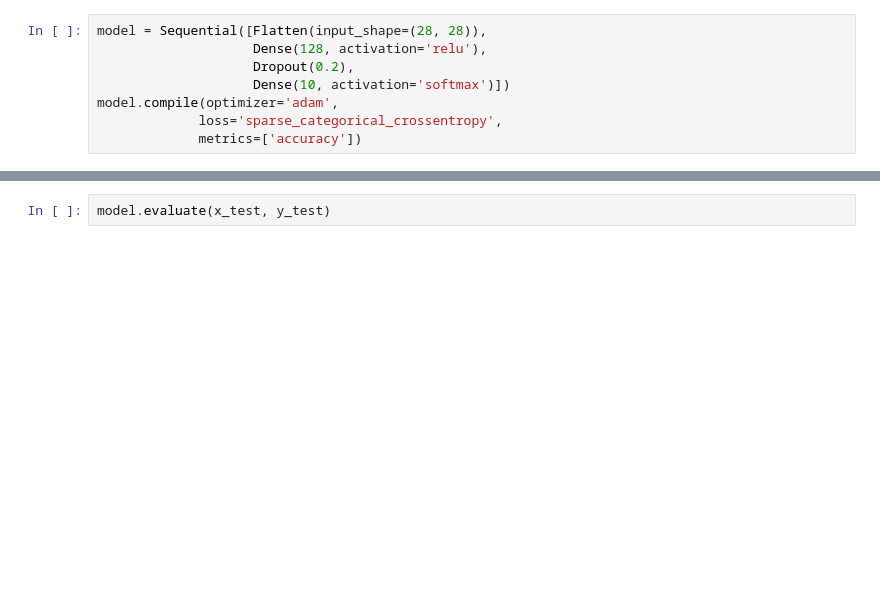
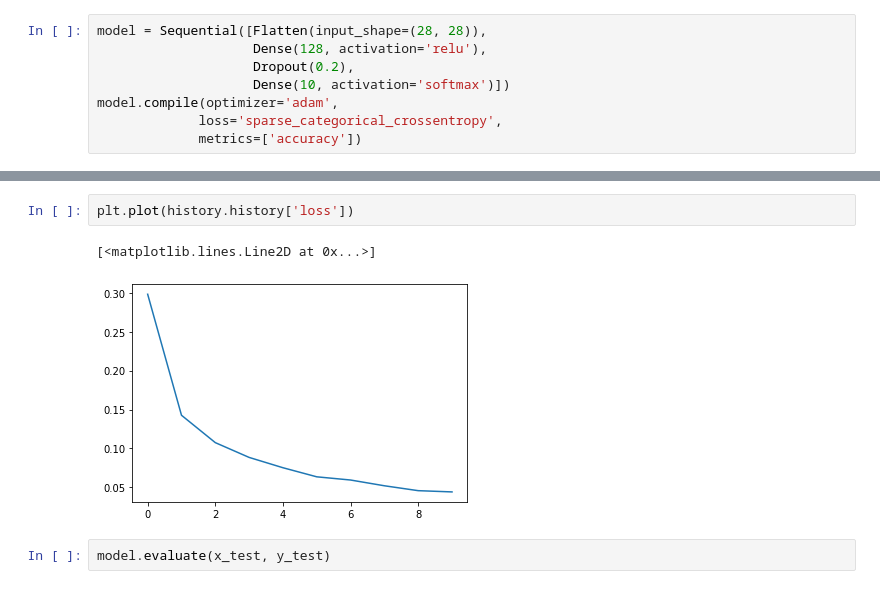
Before and after one commit to lmcanavals/data_mining, a Jupyter notebook: notebooks/ea_ann_keras_mnist.ipynb, the cells around one changed output, grey strips where cells are left out. Drawn from its saved outputs; the diff is of its cells as text; blank space fills up the shorter version.

```diff
--- a/notebooks/ea_ann_keras_mnist.ipynb
+++ b/notebooks/ea_ann_keras_mnist.ipynb
@@ -65,3 +73,8 @@ Epoch 10/10
+# %%
+plt.plot(history.history['loss'])
+# %% [output]
+[<matplotlib.lines.Line2D at 0x...>]
+[figure, added]
 # %%
 model.evaluate(x_test, y_test)
 # %% [output]
```
Also changed, not shown: parts of 3 cells of this notebook.
